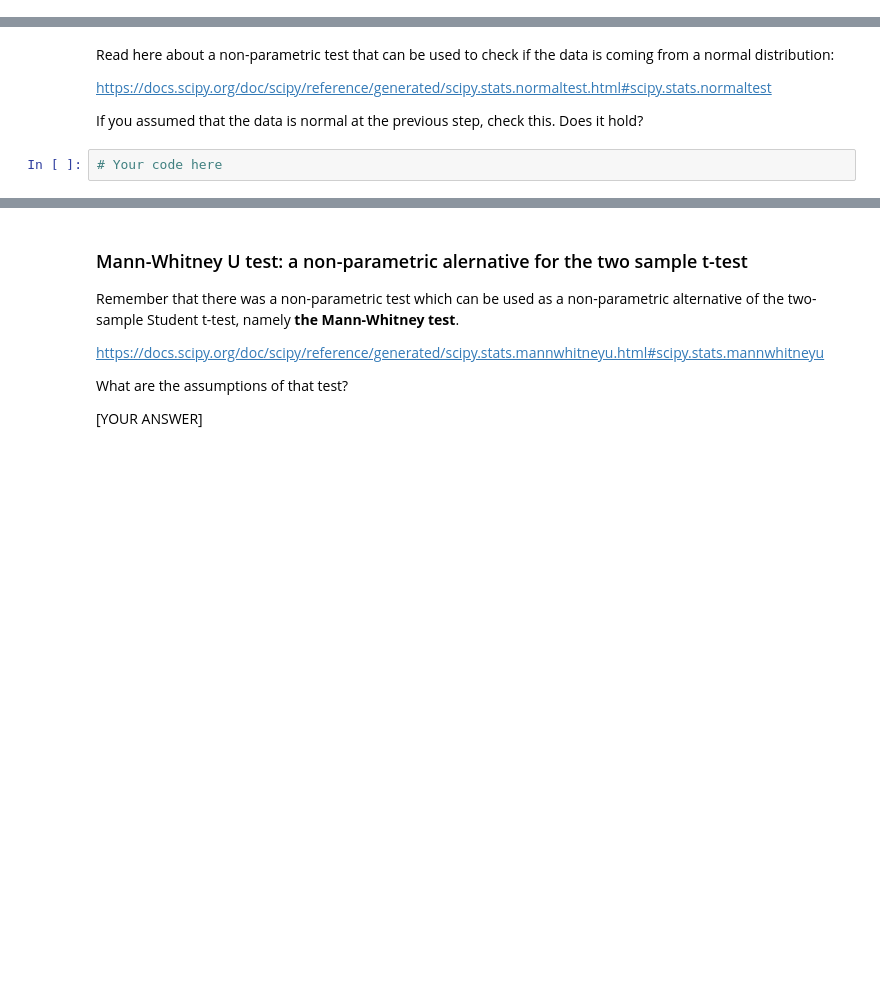
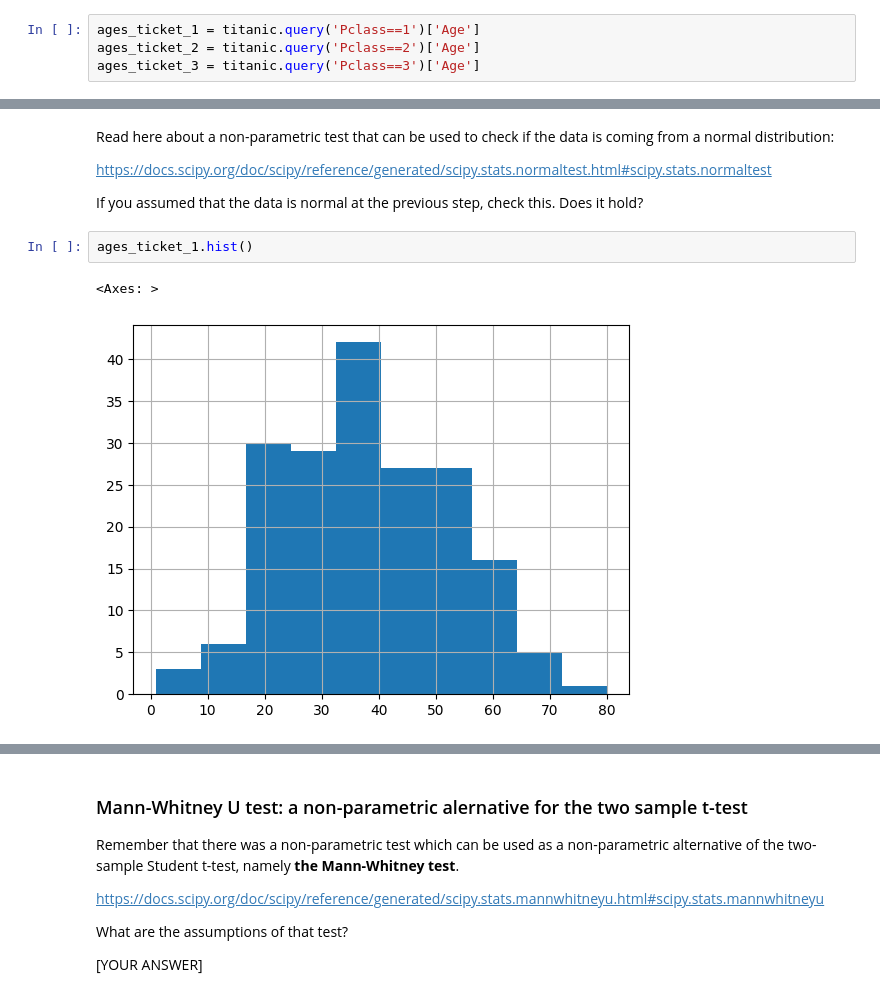
Before and after one commit to fortune-max/M5-probability-and-statistics, a Jupyter notebook: two_sample_tests.ipynb, the cells around one changed output, grey strips where cells are left out. Cells and saved outputs as stored; diff of their text form; blank space fills up the shorter version.

```diff
--- a/two_sample_tests.ipynb
+++ b/two_sample_tests.ipynb
@@ -71,0 +85,4 @@ Which assumptions about the data did you make? Are they realistic?
+# %%
+ages_ticket_1 = titanic.query('Pclass==1')['Age']
+ages_ticket_2 = titanic.query('Pclass==2')['Age']
+ages_ticket_3 = titanic.query('Pclass==3')['Age']
@@ -75,5 +110,8 @@ Read here about a non-parametric test that can be used to check if the data is c
 https://docs.scipy.org/doc/scipy/reference/generated/scipy.stats.normaltest.html#scipy.stats.normaltest
 
 If you assumed that the data is normal at the previous step, check this. Does it hold?
-# %%
-# Your code here
+# %%
+ages_ticket_1.hist()
+# %% [output]
+<Axes: >
+[figure, added]
```
Also changed, not shown: parts of 15 cells of this notebook.
